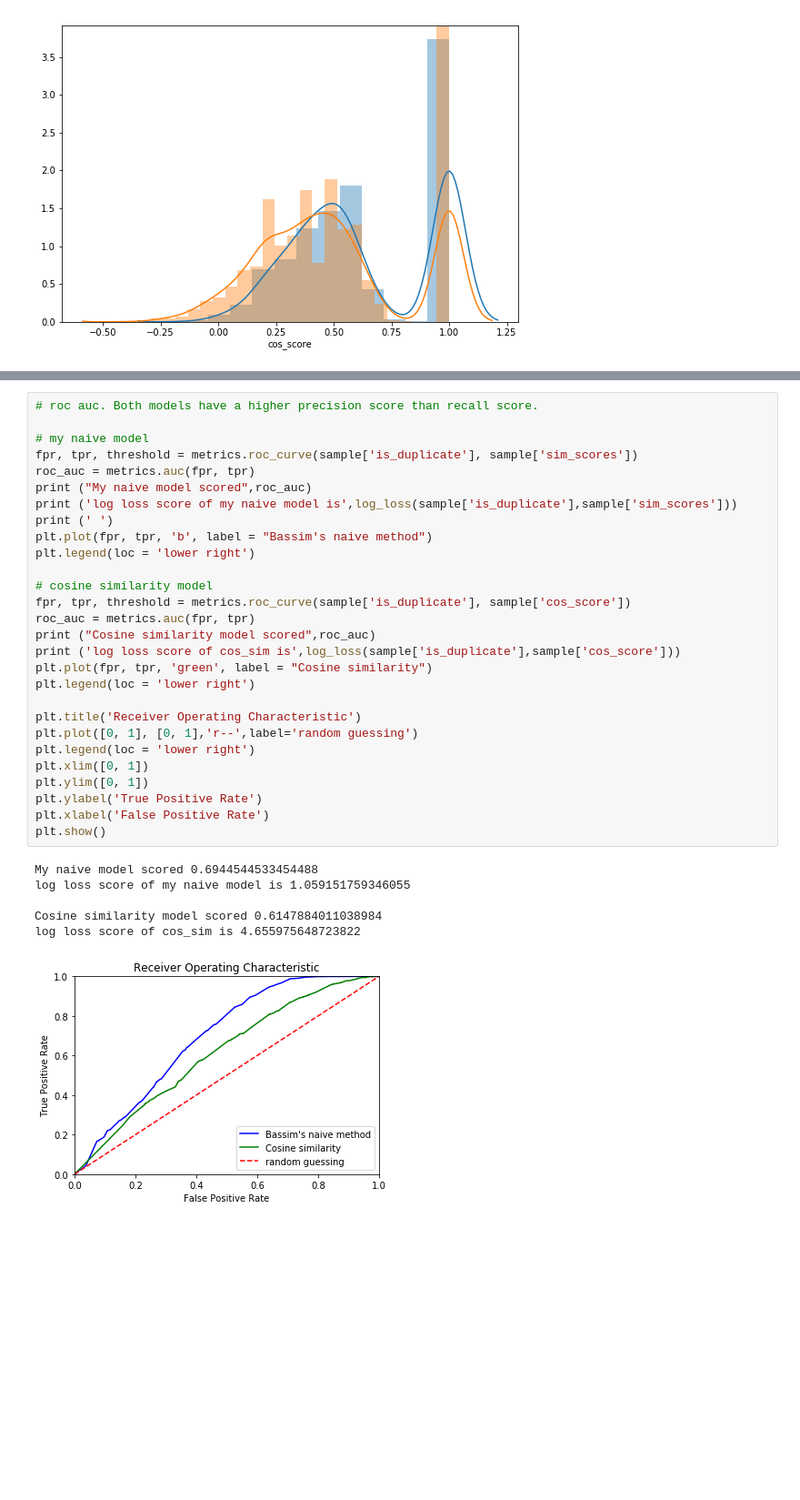
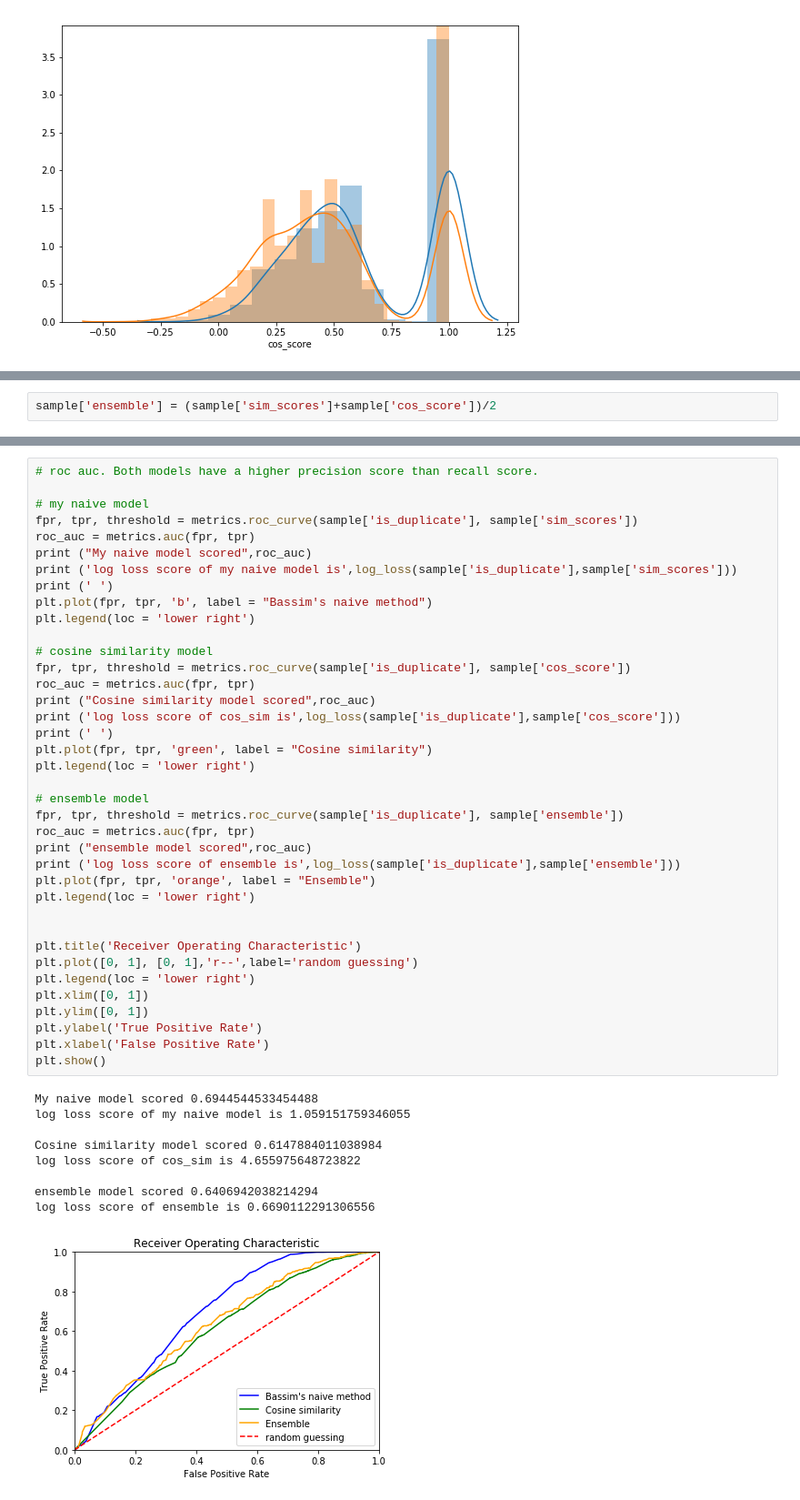
Before and after one commit to bassimeledath/quora_profile, a Jupyter notebook: question_pairs.ipynb, the cells around one changed output, grey strips where cells are left out. Shown at 91% size. Cells and saved outputs as stored; diff of their text form; blank space fills up the shorter version.

```diff
--- a/question_pairs.ipynb
+++ b/question_pairs.ipynb
@@ -227,0 +232,2 @@ wrong_cos
+# %%
+sample['ensemble'] = (sample['sim_scores']+sample['cos_score'])/2
@@ -232,31 +244,44 @@ wrong_cos
 fpr, tpr, threshold = metrics.roc_curve(sample['is_duplicate'], sample['sim_scores'])
 roc_auc = metrics.auc(fpr, tpr)
 print ("My naive model scored",roc_auc)
 print ('log loss score of my naive model is',log_loss(sample['is_duplicate'],sample['sim_scores']))
 print (' ')
 plt.plot(fpr, tpr, 'b', label = "Bassim's naive method")
 plt.legend(loc = 'lower right')
 
 # cosine similarity model
 fpr, tpr, threshold = metrics.roc_curve(sample['is_duplicate'], sample['cos_score'])
 roc_auc = metrics.auc(fpr, tpr)
 print ("Cosine similarity model scored",roc_auc)
 print ('log loss score of cos_sim is',log_loss(sample['is_duplicate'],sample['cos_score']))
+print (' ')
 plt.plot(fpr, tpr, 'green', label = "Cosine similarity")
 plt.legend(loc = 'lower right')
+
+# ensemble model
+fpr, tpr, threshold = metrics.roc_curve(sample['is_duplicate'], sample['ensemble'])
+roc_auc = metrics.auc(fpr, tpr)
+print ("ensemble model scored",roc_auc)
+print ('log loss score of ensemble is',log_loss(sample['is_duplicate'],sample['ensemble']))
+plt.plot(fpr, tpr, 'orange', label = "Ensemble")
+plt.legend(loc = 'lower right')
+
 
 plt.title('Receiver Operating Characteristic')
 plt.plot([0, 1], [0, 1],'r--',label='random guessing')
 plt.legend(loc = 'lower right')
 plt.xlim([0, 1])
 plt.ylim([0, 1])
 plt.ylabel('True Positive Rate')
 plt.xlabel('False Positive Rate')
 plt.show()
 # %% [output]
 My naive model scored 0.6944544533454488
 log loss score of my naive model is 1.059151759346055
 
 Cosine similarity model scored 0.6147884011038984
 log loss score of cos_sim is 4.655975648723822
+
+ensemble model scored 0.6406942038214294
+log loss score of ensemble is 0.6690112291306556
-[figure, old version]
+[figure, new version]
```
Also changed, not shown: parts of 6 cells of this notebook.
